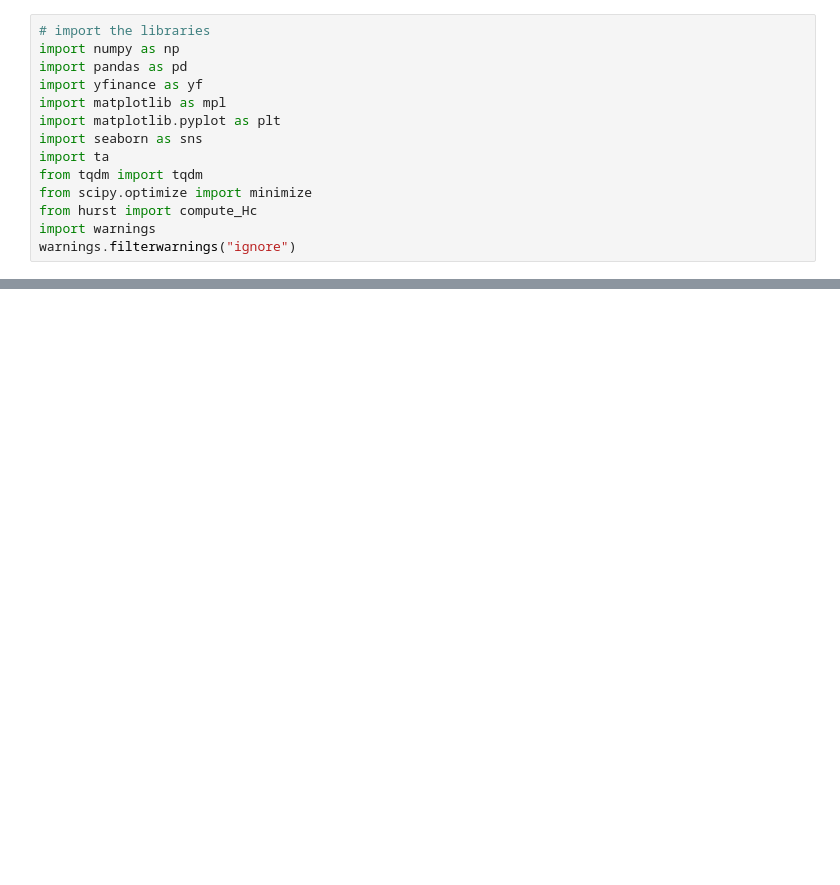
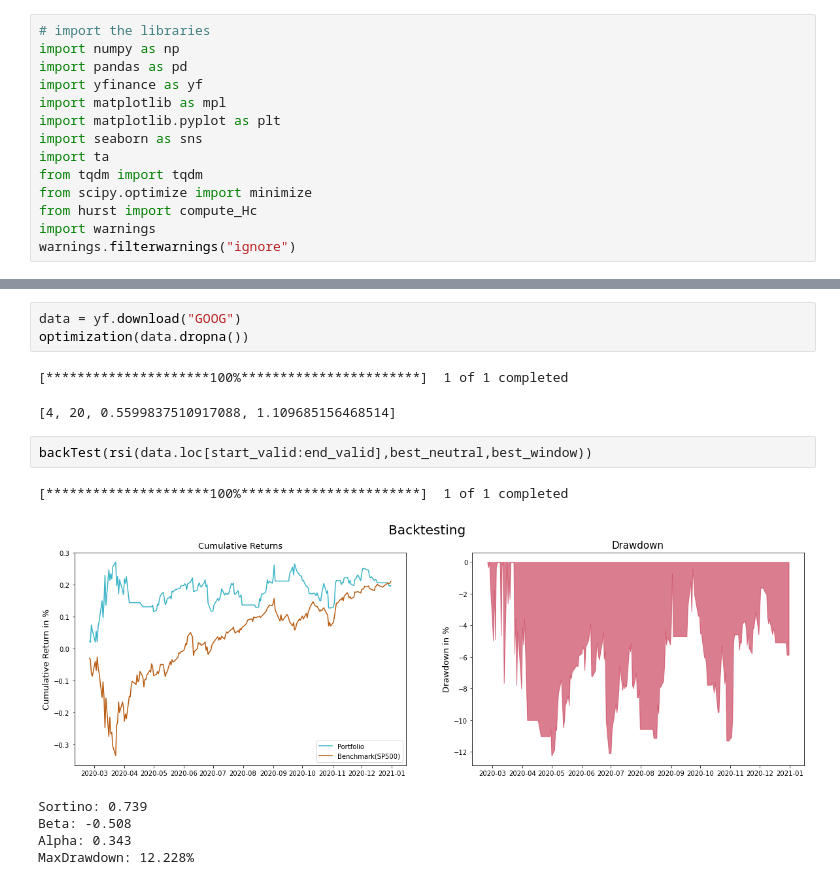
Before and after one commit to SlenderShield/Algorithmic_Trading_Python, a Jupyter notebook: best_parameter.ipynb, the cells around one changed output, grey strips where cells are left out. Saved outputs shown, nothing was run; the diff lists cells and outputs as text; blank space fills up the shorter version.

```diff
--- a/best_parameter.ipynb
+++ b/best_parameter.ipynb
@@ -125,0 +349,15 @@ def grid_param(data):
+# %%
+data = yf.download("GOOG")
+optimization(data.dropna())
+# %% [output]
+[*********************100%***********************]  1 of 1 completed
+[4, 20, 0.5599837510917088, 1.109685156468514]
+# %%
+backTest(rsi(data.loc[start_valid:end_valid],best_neutral,best_window))
+# %% [output]
+[*********************100%***********************]  1 of 1 completed
+[figure, added]
+Sortino: 0.739
+Beta: -0.508
+Alpha: 0.343
+MaxDrawdown: 12.228%
```
Also changed, not shown: parts of 12 cells of this notebook, 5 other files.
